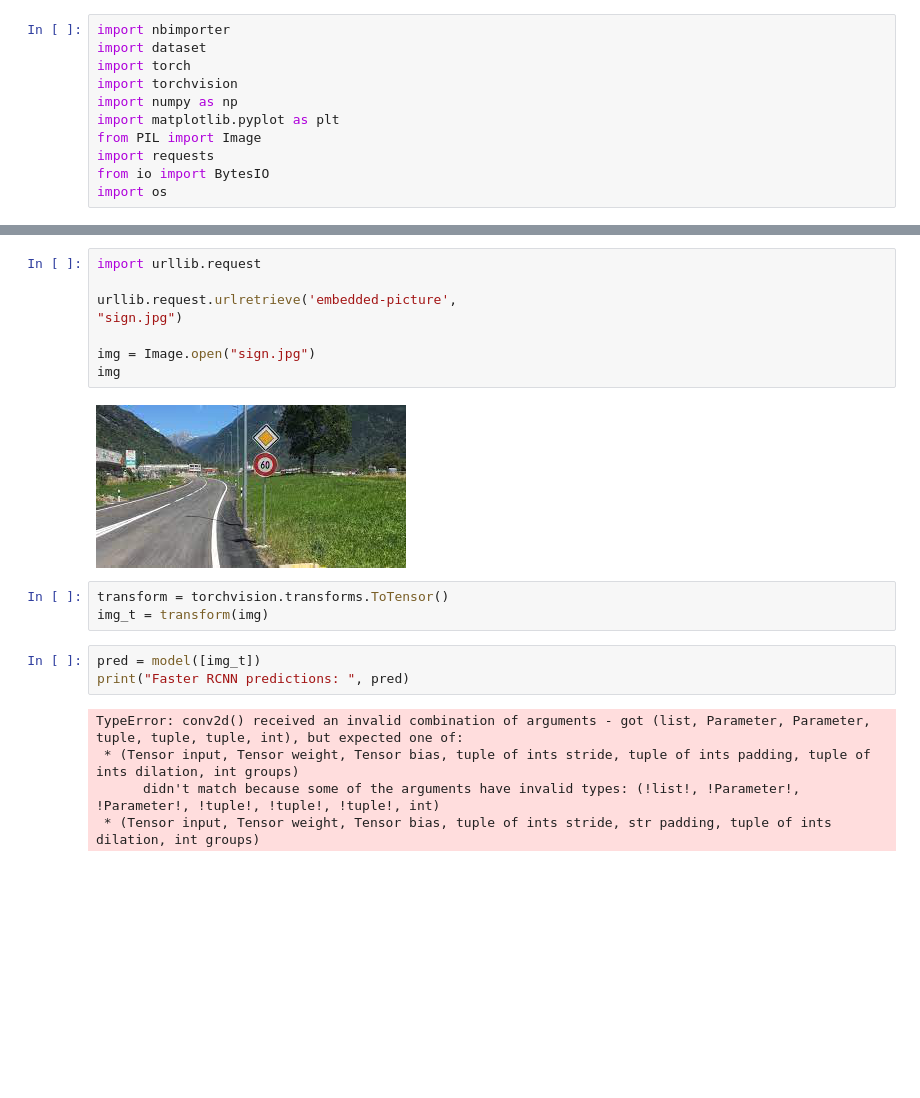
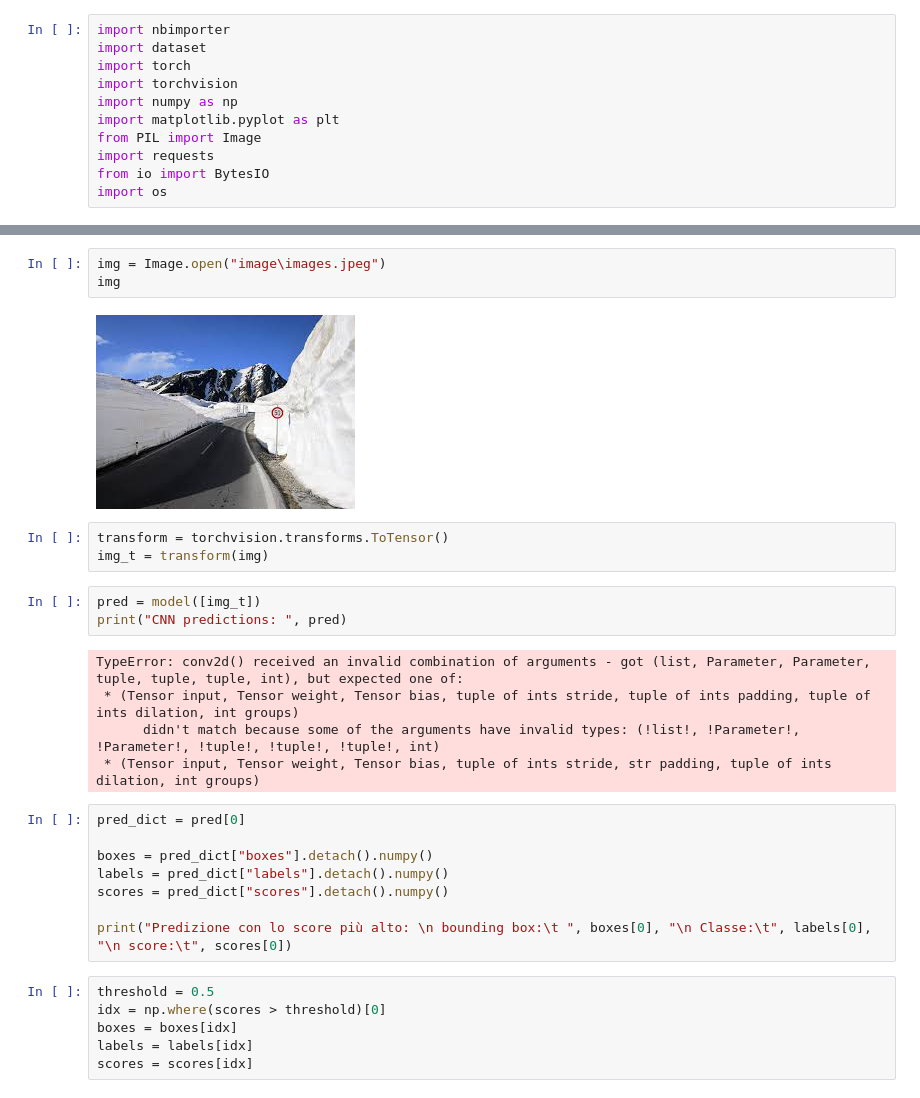
Before and after one commit to gorgons97/MachineLearning_Unict, a Jupyter notebook: result.ipynb, the cells around one changed output, grey strips where cells are left out. Cells and saved outputs as stored; diff of their text form; blank space fills up the shorter version.

```diff
--- a/result.ipynb
+++ b/result.ipynb
@@ -32,23 +32,32 @@ LeNetColor(
   )
 )
 # %%
-import urllib.request
-
-urllib.request.urlretrieve('embedded-picture',
-"sign.jpg")
-
-img = Image.open("sign.jpg")
+img = Image.open("image\images.jpeg")
 img
 # %% [output]
-[figure, old version]
+[figure, new version]
 # %%
 transform = torchvision.transforms.ToTensor()
 img_t = transform(img)
 # %%
 pred = model([img_t])
-print("Faster RCNN predictions: ", pred)
+print("CNN predictions: ", pred)
 # %% [output]
 TypeError: conv2d() received an invalid combination of arguments - got (list, Parameter, Parameter, tuple, tuple, tuple, int), but expected one of:
  * (Tensor input, Tensor weight, Tensor bias, tuple of ints stride, tuple of ints padding, tuple of ints dilation, int groups)
       didn't match because some of the arguments have invalid types: (!list!, !Parameter!, !Parameter!, !tuple!, !tuple!, !tuple!, int)
  * (Tensor input, Tensor weight, Tensor bias, tuple of ints stride, str padding, tuple of ints dilation, int groups)
+# %%
+pred_dict = pred[0]
+
+boxes = pred_dict["boxes"].detach().numpy()
+labels = pred_dict["labels"].detach().numpy()
+scores = pred_dict["scores"].detach().numpy()
+
+print("Predizione con lo score più alto: \n bounding box:\t ", boxes[0], "\n Classe:\t", labels[0], "\n score:\t", scores[0])
+# %%
+threshold = 0.5
+idx = np.where(scores > threshold)[0]
+boxes = boxes[idx]
+labels = labels[idx]
+scores = scores[idx]
```
Also changed, not shown: parts of 4 cells of this notebook, 4 other files.
